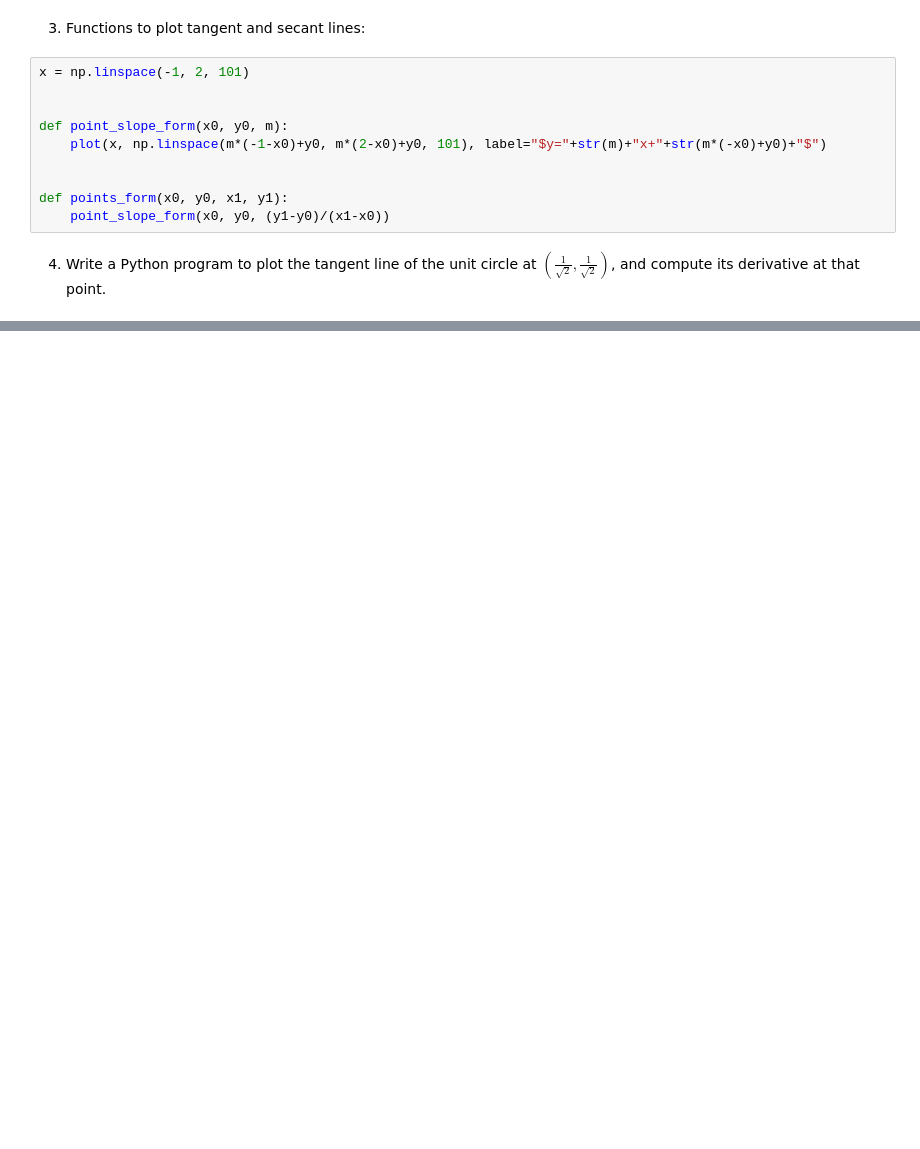
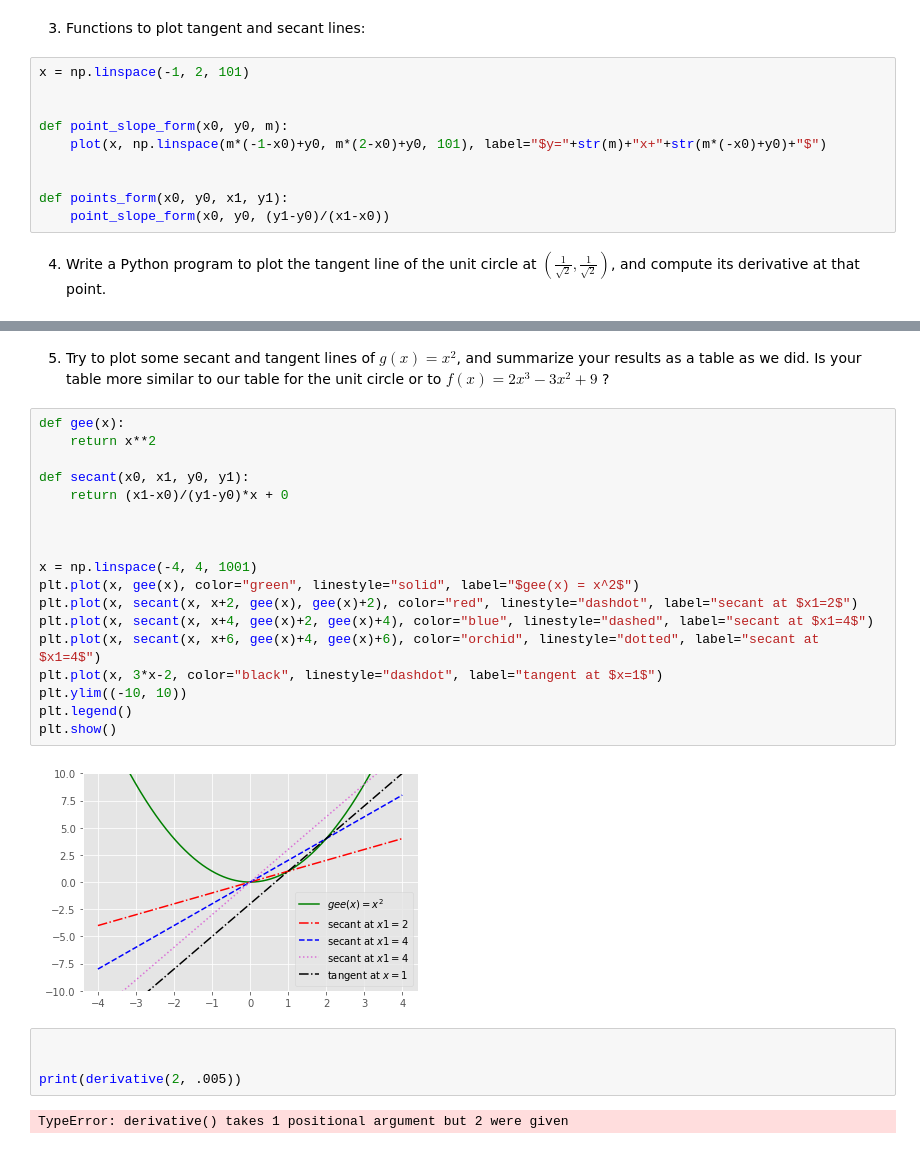
Before and after one commit to the-ben-borg/bloom-dse, a Jupyter notebook: linear-algebra/Linear Algebra - Derivative at a Point - Assignment 4.ipynb, the cells around one changed output, grey strips where cells are left out. Drawn from its saved outputs; the diff is of its cells as text; blank space fills up the shorter version.

```diff
--- a/linear-algebra/Linear Algebra - Derivative at a Point - Assignment 4.ipynb
+++ b/linear-algebra/Linear Algebra - Derivative at a Point - Assignment 4.ipynb
@@ -49,0 +81,28 @@ def points_form(x0, y0, x1, y1):
+# %% [markdown]
+5. Try to plot some secant and tangent lines of $g\left(x\right)=x^2$, and summarize your results as a table as we did. Is your table more similar to our table for the unit circle or to $f\left(x\right)=2x^3-3x^2+9$ ?
+# %%
+def gee(x):
+    return x**2
+
+def secant(x0, x1, y0, y1):
+    return (x1-x0)/(y1-y0)*x + 0
+
+
+
+x = np.linspace(-4, 4, 1001)
+plt.plot(x, gee(x), color="green", linestyle="solid", label="$gee(x) = x^2$")
+plt.plot(x, secant(x, x+2, gee(x), gee(x)+2), color="red", linestyle="dashdot", label="secant at $x1=2$")
+plt.plot(x, secant(x, x+4, gee(x)+2, gee(x)+4), color="blue", linestyle="dashed", label="secant at $x1=4$")
+plt.plot(x, secant(x, x+6, gee(x)+4, gee(x)+6), color="orchid", linestyle="dotted", label="secant at $x1=4$")
+plt.plot(x, 3*x-2, color="black", linestyle="dashdot", label="tangent at $x=1$")
+plt.ylim((-10, 10))
+plt.legend()
+plt.show()
+# %% [output]
+[figure, added]
+# %%
+
+
+print(derivative(2, .005))
+# %% [output]
+TypeError: derivative() takes 1 positional argument but 2 were given
```
Also changed, not shown: parts of 4 cells of this notebook, 4 other files.
